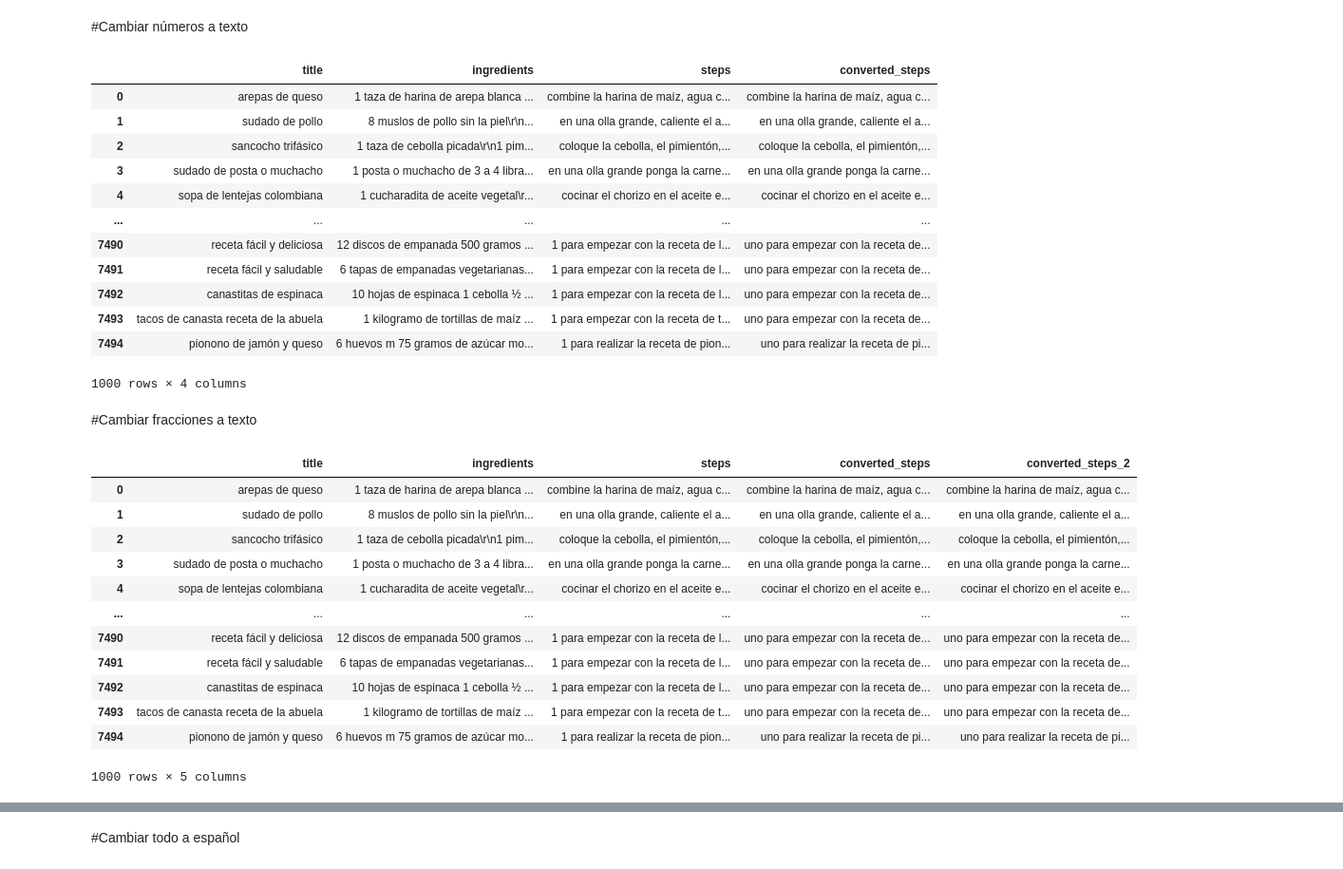
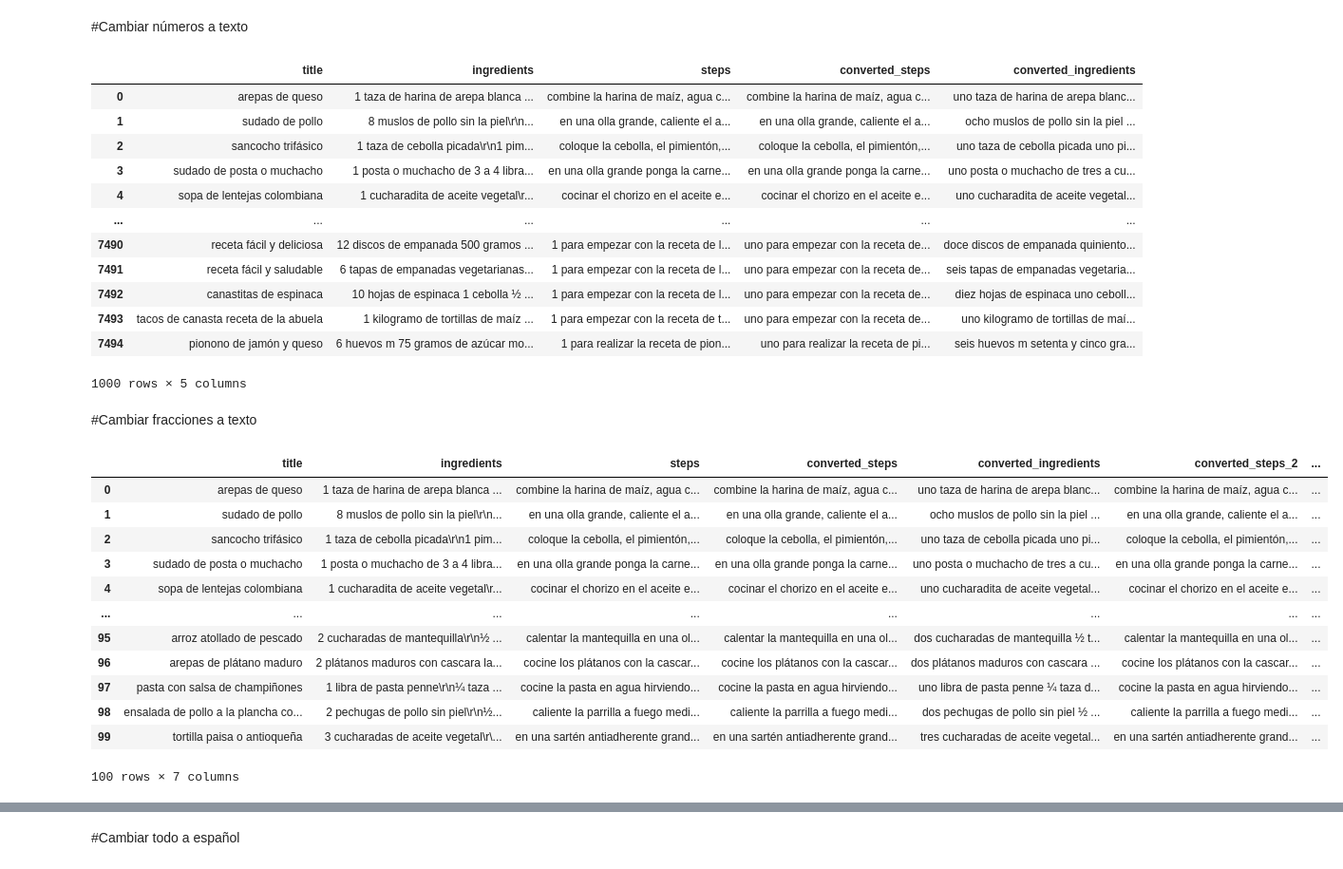
Before and after one commit to jmcaussade/Analitica_textual_con_ML_PF, a Jupyter notebook: Proyecto_Final_Dataset2.ipynb, the cells around one changed output, grey strips where cells are left out. Shown at 95% size. Drawn from its saved outputs; the diff is of its cells as text; code cells hidden in the pictures.

```diff
--- a/Proyecto_Final_Dataset2.ipynb
+++ b/Proyecto_Final_Dataset2.ipynb
@@ -102,9 +108,10 @@ ingredients       1
 steps             0
 dtype: int64
 # %%
-# Drop rows where 'title'  y "ingredients" is null
+# Drop rows where 'title', "ingredients" y "steps" is null
 df = df.dropna(subset=['title'])
 df = df.dropna(subset=['ingredients'])
+df = df.dropna(subset=['steps'])
 # %%
 duplicates = df.duplicated().sum()
 print(f"Number of duplicate rows: {duplicates}")
@@ -194,19 +199,23 @@ df['converted_steps'] = df['steps'].apply(convert_number_to_spanish)
+# %%
+# Apply the function to the 'steps' column
+df['converted_steps'] = df['steps'].apply(convert_number_to_spanish)
+df['converted_ingredients'] = df['ingredients'].apply(convert_number_to_spanish)
 # %%
 df.head(1000)
 # %% [output]
-|  | title | ingredients | steps | converted_steps |
-| 0 | arepas de queso | 1 taza de harina de arepa blanca ... | combine la harina de maíz, agua c... | combine la harina de maíz, agua c... |
-| 1 | sudado de pollo | 8 muslos de pollo sin la piel\r\n... | en una olla grande, caliente el a... | en una olla grande, caliente el a... |
-| 2 | sancocho trifásico | 1 taza de cebolla picada\r\n1 pim... | coloque la cebolla, el pimientón,... | coloque la cebolla, el pimientón,... |
-| 3 | sudado de posta o muchacho | 1 posta o muchacho de 3 a 4 libra... | en una olla grande ponga la carne... | en una olla grande ponga la carne... |
-| 4 | sopa de lentejas colombiana | 1 cucharadita de aceite vegetal\r... | cocinar el chorizo en el aceite e... | cocinar el chorizo en el aceite e... |
-| ... | ... | ... | ... | ... |
-| 7490 | receta fácil y deliciosa | 12 discos de empanada 500 gramos ... | 1 para empezar con la receta de l... | uno para empezar con la receta de... |
-| 7491 | receta fácil y saludable | 6 tapas de empanadas vegetarianas... | 1 para empezar con la receta de l... | uno para empezar con la receta de... |
-| 7492 | canastitas de espinaca | 10 hojas de espinaca 1 cebolla ½ ... | 1 para empezar con la receta de l... | uno para empezar con la receta de... |
-| 7493 | tacos de canasta receta de la abuela | 1 kilogramo de tortillas de maíz ... | 1 para empezar con la receta de t... | uno para empezar con la receta de... |
-| 7494 | pionono de jamón y queso | 6 huevos m 75 gramos de azúcar mo... | 1 para realizar la receta de pion... | uno para realizar la receta de pi... |
+|  | title | ingredients | steps | converted_steps | converted_ingredients |
+| 0 | arepas de queso | 1 taza de harina de arepa blanca ... | combine la harina de maíz, agua c... | combine la harina de maíz, agua c... | uno taza de harina de arepa blanc... |
+| 1 | sudado de pollo | 8 muslos de pollo sin la piel\r\n... | en una olla grande, caliente el a... | en una olla grande, caliente el a... | ocho muslos de pollo sin la piel ... |
+| 2 | sancocho trifásico | 1 taza de cebolla picada\r\n1 pim... | coloque la cebolla, el pimientón,... | coloque la cebolla, el pimientón,... | uno taza de cebolla picada uno pi... |
+| 3 | sudado de posta o muchacho | 1 posta o muchacho de 3 a 4 libra... | en una olla grande ponga la carne... | en una olla grande ponga la carne... | uno posta o muchacho de tres a cu... |
+| 4 | sopa de lentejas colombiana | 1 cucharadita de aceite vegetal\r... | cocinar el chorizo en el aceite e... | cocinar el chorizo en el aceite e... | uno cucharadita de aceite vegetal... |
+| ... | ... | ... | ... | ... | ... |
+| 7490 | receta fácil y deliciosa | 12 discos de empanada 500 gramos ... | 1 para empezar con la receta de l... | uno para empezar con la receta de... | doce discos de empanada quiniento... |
+| 7491 | receta fácil y saludable | 6 tapas de empanadas vegetarianas... | 1 para empezar con la receta de l... | uno para empezar con la receta de... | seis tapas de empanadas vegetaria... |
+| 7492 | canastitas de espinaca | 10 hojas de espinaca 1 cebolla ½ ... | 1 para empezar con la receta de l... | uno para empezar con la receta de... | diez hojas de espinaca uno ceboll... |
+| 7493 | tacos de canasta receta de la abuela | 1 kilogramo de tortillas de maíz ... | 1 para empezar con la receta de t... | uno para empezar con la receta de... | uno kilogramo de tortillas de maí... |
+| 7494 | pionono de jamón y queso | 6 huevos m 75 gramos de azúcar mo... | 1 para realizar la receta de pion... | uno para realizar la receta de pi... | seis huevos m setenta y cinco gra... |
-1000 rows × 4 columns
+1000 rows × 5 columns
 # %% [markdown]
 #Cambiar fracciones a texto
 # %%
@@ -246,16 +251,21 @@ df['converted_steps_2'] = df['converted_steps'].apply(convert_unicode_fractions)
+# %%
+# Apply the function to the 'steps' column
+df['converted_steps_2'] = df['converted_steps'].apply(convert_unicode_fractions)
+
+df['converted_ingredients_2'] = df['converted_ingredients'].apply(convert_unicode_fractions)
 # %%
-df.head(1000)
+df.head(100)
 # %% [output]
-|  | title | ingredients | steps | converted_steps | converted_steps_2 |
-| 0 | arepas de queso | 1 taza de harina de arepa blanca ... | combine la harina de maíz, agua c... | combine la harina de maíz, agua c... | combine la harina de maíz, agua c... |
-| 1 | sudado de pollo | 8 muslos de pollo sin la piel\r\n... | en una olla grande, caliente el a... | en una olla grande, caliente el a... | en una olla grande, caliente el a... |
-| 2 | sancocho trifásico | 1 taza de cebolla picada\r\n1 pim... | coloque la cebolla, el pimientón,... | coloque la cebolla, el pimientón,... | coloque la cebolla, el pimientón,... |
-| 3 | sudado de posta o muchacho | 1 posta o muchacho de 3 a 4 libra... | en una olla grande ponga la carne... | en una olla grande ponga la carne... | en una olla grande ponga la carne... |
-| 4 | sopa de lentejas colombiana | 1 cucharadita de aceite vegetal\r... | cocinar el chorizo en el aceite e... | cocinar el chorizo en el aceite e... | cocinar el chorizo en el aceite e... |
-| ... | ... | ... | ... | ... | ... |
-| 7490 | receta fácil y deliciosa | 12 discos de empanada 500 gramos ... | 1 para empezar con la receta de l... | uno para empezar con la receta de... | uno para empezar con la receta de... |
-| 7491 | receta fácil y saludable | 6 tapas de empanadas vegetarianas... | 1 para empezar con la receta de l... | uno para empezar con la receta de... | uno para empezar con la receta de... |
-| 7492 | canastitas de espinaca | 10 hojas de espinaca 1 cebolla ½ ... | 1 para empezar con la receta de l... | uno para empezar con la receta de... | uno para empezar con la receta de... |
-| 7493 | tacos de canasta receta de la abuela | 1 kilogramo de tortillas de maíz ... | 1 para empezar con la receta de t... | uno para empezar con la receta de... | uno para empezar con la receta de... |
-| 7494 | pionono de jamón y queso | 6 huevos m 75 gramos de azúcar mo... | 1 para realizar la receta de pion... | uno para realizar la receta de pi... | uno para realizar la receta de pi... |
+|  | title | ingredients | steps | converted_steps | converted_ingredients | converted_steps_2 | ... |
+| 0 | arepas de queso | 1 taza de harina de arepa blanca ... | combine la harina de maíz, agua c... | combine la harina de maíz, agua c... | uno taza de harina de arepa blanc... | combine la harina de maíz, agua c... | ... |
+| 1 | sudado de pollo | 8 muslos de pollo sin la piel\r\n... | en una olla grande, caliente el a... | en una olla grande, caliente el a... | ocho muslos de pollo sin la piel ... | en una olla grande, caliente el a... | ... |
+| 2 | sancocho trifásico | 1 taza de cebolla picada\r\n1 pim... | coloque la cebolla, el pimientón,... | coloque la cebolla, el pimientón,... | uno taza de cebolla picada uno pi... | coloque la cebolla, el pimientón,... | ... |
+| 3 | sudado de posta o muchacho | 1 posta o muchacho de 3 a 4 libra... | en una olla grande ponga la carne... | en una olla grande ponga la carne... | uno posta o muchacho de tres a cu... | en una olla grande ponga la carne... | ... |
+| 4 | sopa de lentejas colombiana | 1 cucharadita de aceite vegetal\r... | cocinar el chorizo en el aceite e... | cocinar el chorizo en el aceite e... | uno cucharadita de aceite vegetal... | cocinar el chorizo en el aceite e... | ... |
+| ... | ... | ... | ... | ... | ... | ... | ... |
+| 95 | arroz atollado de pescado | 2 cucharadas de mantequilla\r\n½ ... | calentar la mantequilla en una ol... | calentar la mantequilla en una ol... | dos cucharadas de mantequilla ½ t... | calentar la mantequilla en una ol... | ... |
+| 96 | arepas de plátano maduro | 2 plátanos maduros con cascara la... | cocine los plátanos con la cascar... | cocine los plátanos con la cascar... | dos plátanos maduros con cascara ... | cocine los plátanos con la cascar... | ... |
+| 97 | pasta con salsa de champiñones | 1 libra de pasta penne\r\n¼ taza ... | cocine la pasta en agua hirviendo... | cocine la pasta en agua hirviendo... | uno libra de pasta penne ¼ taza d... | cocine la pasta en agua hirviendo... | ... |
+| 98 | ensalada de pollo a la plancha co... | 2 pechugas de pollo sin piel\r\n½... | caliente la parrilla a fuego medi... | caliente la parrilla a fuego medi... | dos pechugas de pollo sin piel ½ ... | caliente la parrilla a fuego medi... | ... |
+| 99 | tortilla paisa o antioqueña | 3 cucharadas de aceite vegetal\r\... | en una sartén antiadherente grand... | en una sartén antiadherente grand... | tres cucharadas de aceite vegetal... | en una sartén antiadherente grand... | ... |
-1000 rows × 5 columns
+100 rows × 7 columns
```
Also changed, not shown: parts of 34 cells of this notebook.
